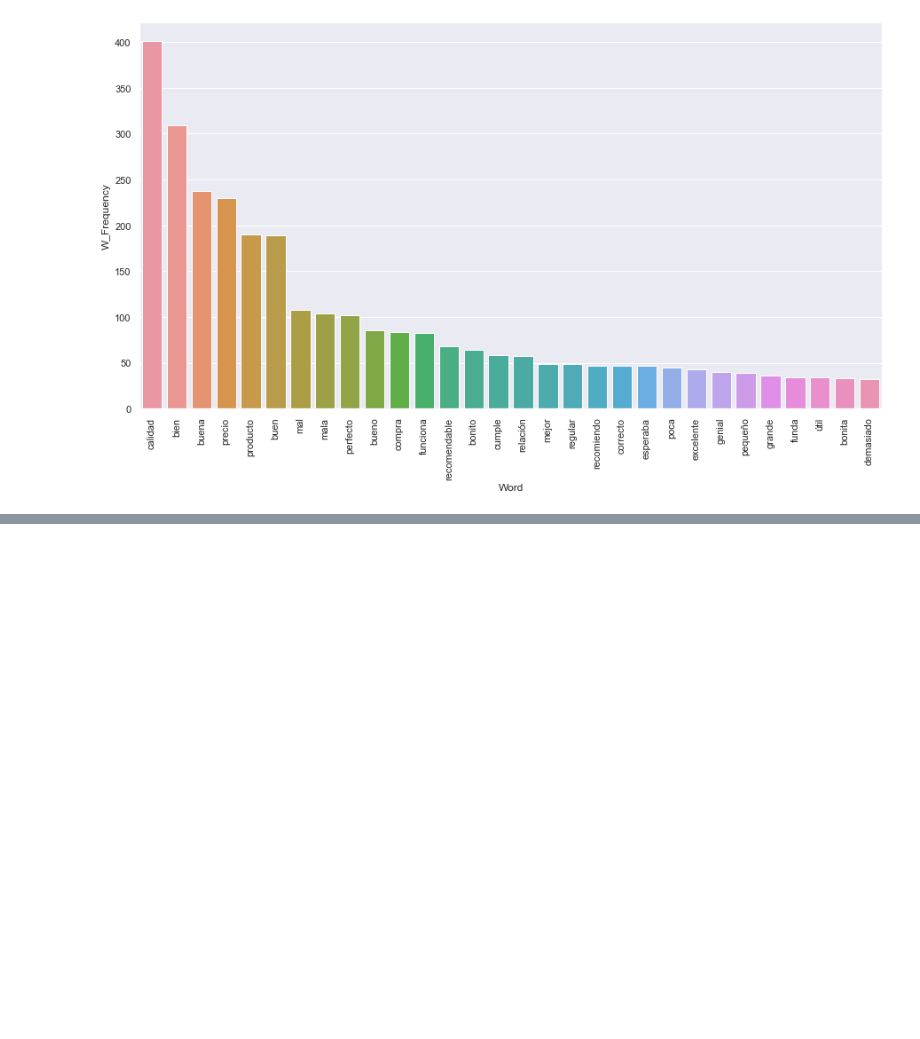
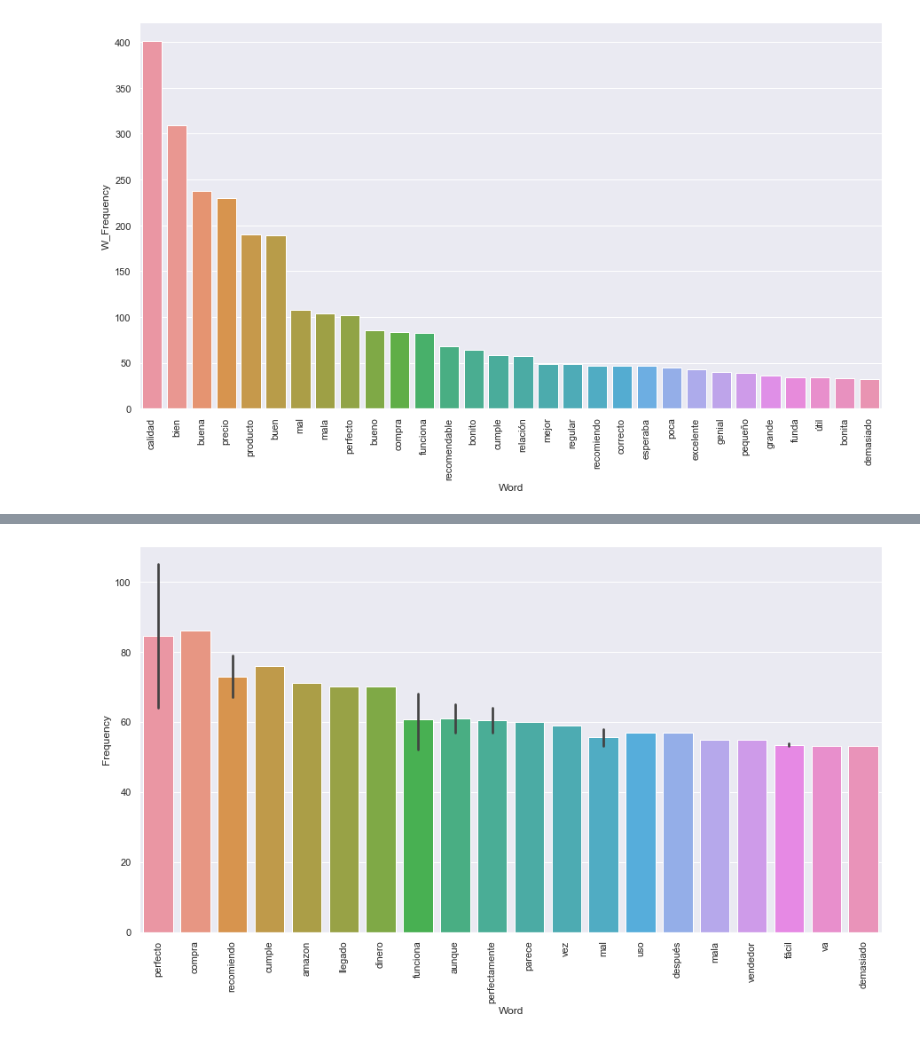
Before and after one commit to luiscarlos0218/proyecto3_NLP, a Jupyter notebook: DS_Proyecto_03_NLP.ipynb, the cells around one changed output, grey strips where cells are left out. Saved outputs shown, nothing was run; the diff lists cells and outputs as text; code cells hidden in the pictures; blank space fills up the shorter version.

```diff
--- a/DS_Proyecto_03_NLP.ipynb
+++ b/DS_Proyecto_03_NLP.ipynb
@@ -385,0 +550,3 @@ plt.show()
+# %%
+df_r_three = token_npl(three_star, stopwords, 3)
+df_r_three.head(5)
@@ -385,0 +560,3 @@ plt.show()
+# %%
+df_r_four = token_npl(four_star, stopwords, 4)
+df_r_four.head(5)
@@ -385,0 +570,3 @@ plt.show()
+# %%
+df_r_five = token_npl(five_star, stopwords, 5)
+df_r_five.head(5)
@@ -385,0 +580,5 @@ plt.show()
+# %%
+df_token = pd.concat([df_r_one, df_r_two, df_r_three, df_r_four, df_r_five])
+df_token.sort_values('Frequency',ascending=False, inplace = True)
+df_token.reset_index(drop = True, inplace=True)
+df_token.head(10)
@@ -385,0 +597,8 @@ plt.show()
+# %%
+plt.figure(figsize = (15,8))
+plot = sns.barplot(x  = df_token.iloc[:30].Word, y = df_token.iloc[:30].Frequency)
+for item in plot.get_xticklabels():
+    item.set_rotation(90)
+plt.show()
+# %% [output]
+[figure, added]
```
Also changed, not shown: parts of 32 cells of this notebook.
